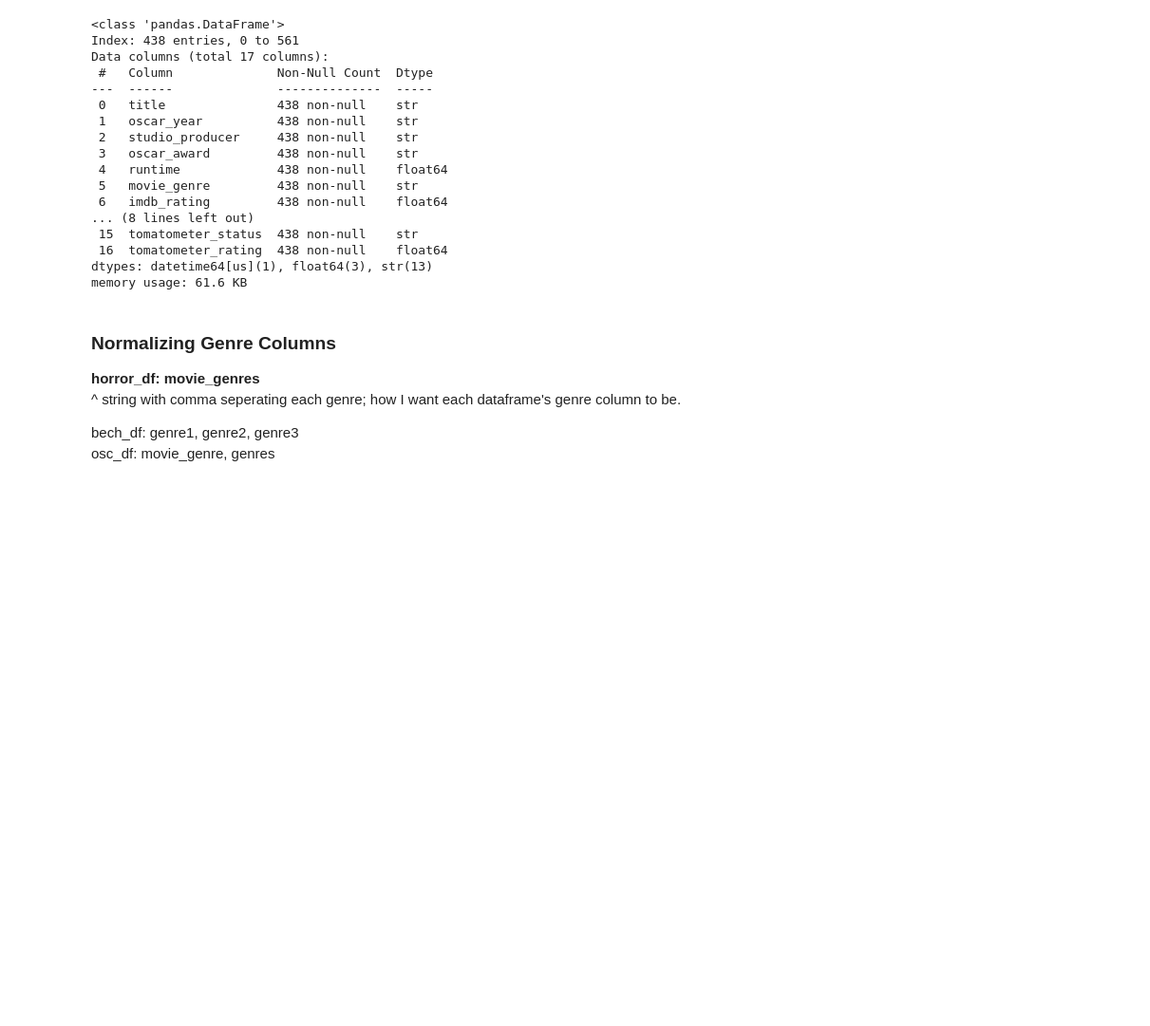
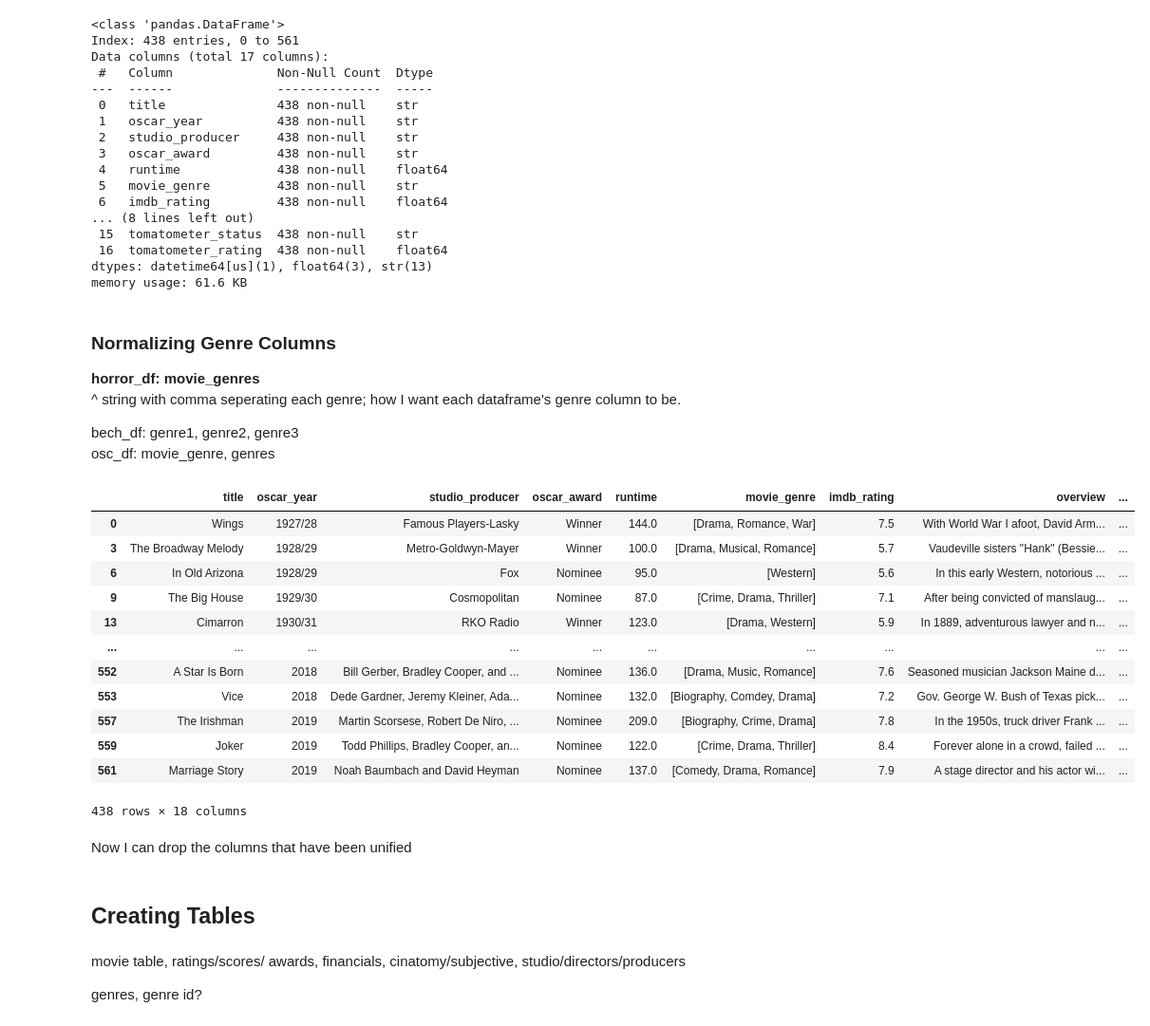
Before and after one commit to JessicaLindsey5514/The_Perfect_Horror_Movie, a Jupyter notebook: Notebooks/cleaning.ipynb, the cells around one changed output. Shown at 95% size. Drawn from its saved outputs; the diff is of its cells as text; code cells hidden in the pictures; blank space fills up the shorter version.

Commit message:
added function to unify genres, started creating tables)

```diff
--- a/Notebooks/cleaning.ipynb
+++ b/Notebooks/cleaning.ipynb
@@ -659,3 +659,39 @@ memory usage: 61.6 KB
 
 bech_df: genre1, genre2, genre3
 osc_df: movie_genre, genres
+# %%
+# create a function to unify the genre columns into one column for each dataframe
+# string separated by commas
+
+def unify_genres(df, genre_columns):
+    for col in genre_columns:
+        df[col] = df[col].fillna('').astype(str).apply(lambda x: x.split(',') if ',' in x else [x] if x else [])
+    df['movie_genres'] = df[genre_columns].apply(
+        lambda row: list({g.strip() for col in genre_columns for g in row[col] if g.strip()}),
+        axis=1
+    )
+    df['movie_genres'] = df['movie_genres'].apply(lambda x: ', '.join(x))
+    return df
+
+
+# mixture of using chatgpt and www.slingacademy.com
+# the code chatgpt gave me didn't work exactly the way I had hoped and needed modifications to get the desired output
+
+unify_genres(bech_df, ['genre1', 'genre2', 'genre3'])
+unify_genres(osc_df, ['movie_genre', 'genres'])
+# %% [output]
+|  | title | oscar_year | studio_producer | oscar_award | runtime | movie_genre | imdb_rating | overview | ... |
+| 0 | Wings | 1927/28 | Famous Players-Lasky | Winner | 144.0 | [Drama, Romance, War] | 7.5 | With World War I afoot, David Arm... | ... |
+| 3 | The Broadway Melody | 1928/29 | Metro-Goldwyn-Mayer | Winner | 100.0 | [Drama, Musical, Romance] | 5.7 | Vaudeville sisters "Hank" (Bessie... | ... |
+| 6 | In Old Arizona | 1928/29 | Fox | Nominee | 95.0 | [Western] | 5.6 | In this early Western, notorious ... | ... |
+| 9 | The Big House | 1929/30 | Cosmopolitan | Nominee | 87.0 | [Crime, Drama, Thriller] | 7.1 | After being convicted of manslaug... | ... |
+| 13 | Cimarron | 1930/31 | RKO Radio | Winner | 123.0 | [Drama, Western] | 5.9 | In 1889, adventurous lawyer and n... | ... |
+| ... | ... | ... | ... | ... | ... | ... | ... | ... | ... |
+| 552 | A Star Is Born | 2018 | Bill Gerber, Bradley Cooper, and ... | Nominee | 136.0 | [Drama, Music, Romance] | 7.6 | Seasoned musician Jackson Maine d... | ... |
+| 553 | Vice | 2018 | Dede Gardner, Jeremy Kleiner, Ada... | Nominee | 132.0 | [Biography, Comdey, Drama] | 7.2 | Gov. George W. Bush of Texas pick... | ... |
+| 557 | The Irishman | 2019 | Martin Scorsese, Robert De Niro, ... | Nominee | 209.0 | [Biography, Crime, Drama] | 7.8 | In the 1950s, truck driver Frank ... | ... |
+| 559 | Joker | 2019 | Todd Phillips, Bradley Cooper, an... | Nominee | 122.0 | [Crime, Drama, Thriller] | 8.4 | Forever alone in a crowd, failed ... | ... |
+| 561 | Marriage Story | 2019 | Noah Baumbach and David Heyman | Nominee | 137.0 | [Comedy, Drama, Romance] | 7.9 | A stage director and his actor wi... | ... |
+438 rows × 18 columns
+# %% [markdown]
+Now I can drop the columns that have been unified
@@ -661,0 +701,6 @@ osc_df: movie_genre, genres
+# %% [markdown]
+## Creating Tables
+# %% [markdown]
+movie table, ratings/scores/ awards, financials, cinatomy/subjective, studio/directors/producers
+
+  genres, genre id?
```
Also changed, not shown: parts of 2 cells of this notebook.
